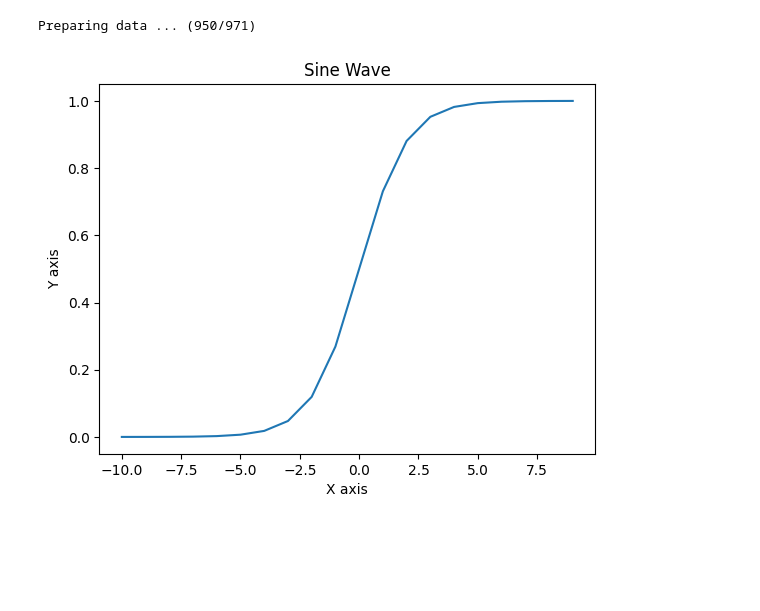
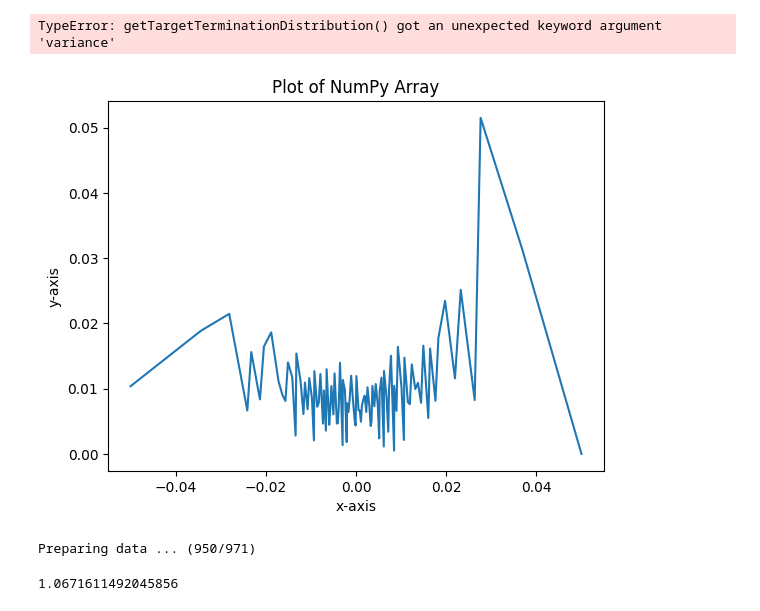
Before and after one commit to HonAnson/LiDAR_NeRF, a Jupyter notebook: playground.ipynb, the cells around one changed output. Drawn from its saved outputs; the diff is of its cells as text; code cells hidden in the pictures; blank space fills up the shorter version.

Commit message:
figuring out termination histogram

```diff
--- a/playground.ipynb
+++ b/playground.ipynb
@@ -20 +20,26 @@ from einops import rearrange
+# %%
+t, delta = getSpacing(2, 100)
+T = getTargetCumulativeTransmittance(t, variance=0.1)
+h = getTargetTerminationDistribution(T, variance=0.1)
+# %% [output]
+TypeError: getTargetTerminationDistribution() got an unexpected keyword argument 'variance'
+# %%
+d = delta[0,:]
+f = h[0,:]
+f[-1] = 0
+
+y = d * f / 0.1
+x = t[0,:] * 0.1
+# %%
+plt.plot(x, y)
+
+# Step 3: Customize the plot (optional)
+plt.title("Plot of NumPy Array")
+plt.xlabel("x-axis")
+plt.ylabel("y-axis")
+
+# Step 4: Show the plot
+plt.show()
+# %% [output]
+[figure, added]
 # %%
@@ -26,23 +51,16 @@ np.random.shuffle(training_data)
 # %% [output]
 Preparing data ... (950/971)
-# %%
-def sigmoid(x):
-    return 1 / (1 + np.exp(-x))
-
-
-a = np.arange(-10,10)
-sigmoided = sigmoid(a)
-
-
-# Step 2: Plot the array
-plt.plot(a, sigmoided)
-
-# Step 3: Add titles and labels (optional)
-plt.title('Sine Wave')
-plt.xlabel('X axis')
-plt.ylabel('Y axis')
-
-# Step 4: Display the plot
-plt.show()
-# %% [output]
-[figure, removed]
+# %%
+def sigmoid(x):
+    return 1 / (1 + np.exp(-x))
+
+
+
+t_np = np.array(t[0,:])
+d = np.hstack((t_np[1:] - t_np[:-1], 3.5 ))
+
+b = sigmoid(t_np)
+c = (b*(1-b)) * d
+print(sum(c))
+# %% [output]
+1.0671611492045856
```
Also changed, not shown: parts of 2 cells of this notebook, 2 other files.
